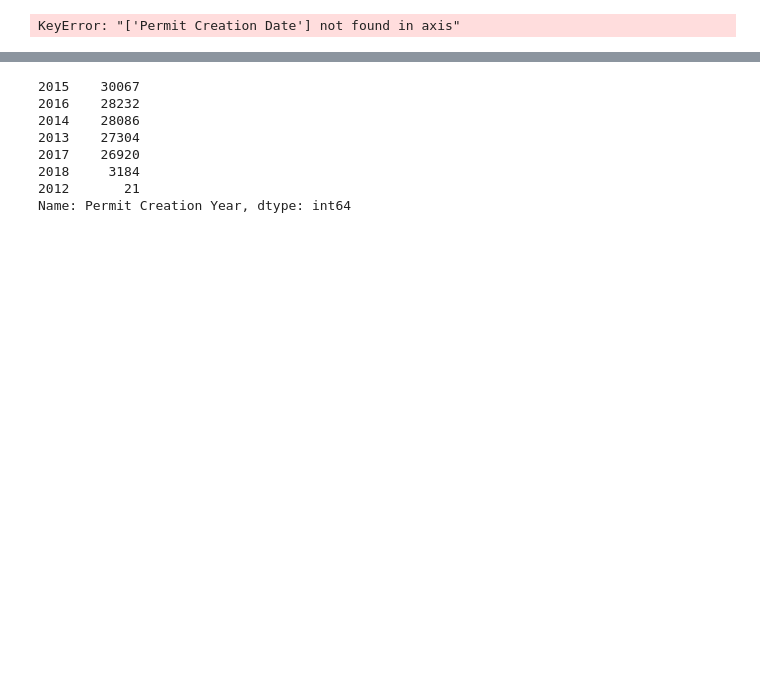
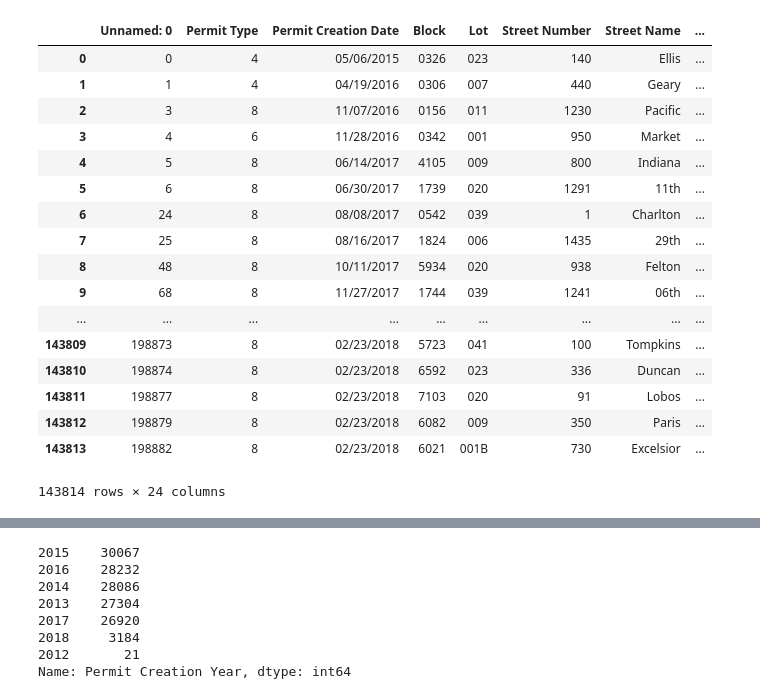
Before and after one commit to LuckyStrike357/atit2_assignment2, a Jupyter notebook: B Permits Exploration .ipynb, the cells around one changed output, grey strips where cells are left out. Saved outputs shown, nothing was run; the diff lists cells and outputs as text; code cells hidden in the pictures; blank space fills up the shorter version.

```diff
--- a/B Permits Exploration .ipynb
+++ b/B Permits Exploration .ipynb
@@ -10,6 +10,27 @@ pd.set_option('display.max_columns', 50)
 # %%
 # read in the cleaned csv dataset
 sf_df = pd.read_csv("./Building_Permits_Clean.csv")
+# %%
+sf_df
+# %% [output]
+|  | Unnamed: 0 | Permit Type | Permit Creation Date | Block | Lot | Street Number | Street Name | ... |
+| 0 | 0 | 4 | 05/06/2015 | 0326 | 023 | 140 | Ellis | ... |
+| 1 | 1 | 4 | 04/19/2016 | 0306 | 007 | 440 | Geary | ... |
+| 2 | 3 | 8 | 11/07/2016 | 0156 | 011 | 1230 | Pacific | ... |
+| 3 | 4 | 6 | 11/28/2016 | 0342 | 001 | 950 | Market | ... |
+| 4 | 5 | 8 | 06/14/2017 | 4105 | 009 | 800 | Indiana | ... |
+| 5 | 6 | 8 | 06/30/2017 | 1739 | 020 | 1291 | 11th | ... |
+| 6 | 24 | 8 | 08/08/2017 | 0542 | 039 | 1 | Charlton | ... |
+| 7 | 25 | 8 | 08/16/2017 | 1824 | 006 | 1435 | 29th | ... |
+| 8 | 48 | 8 | 10/11/2017 | 5934 | 020 | 938 | Felton | ... |
+| 9 | 68 | 8 | 11/27/2017 | 1744 | 039 | 1241 | 06th | ... |
+| ... | ... | ... | ... | ... | ... | ... | ... | ... |
+| 143809 | 198873 | 8 | 02/23/2018 | 5723 | 041 | 100 | Tompkins | ... |
+| 143810 | 198874 | 8 | 02/23/2018 | 6592 | 023 | 336 | Duncan | ... |
+| 143811 | 198877 | 8 | 02/23/2018 | 7103 | 020 | 91 | Lobos | ... |
+| 143812 | 198879 | 8 | 02/23/2018 | 6082 | 009 | 350 | Paris | ... |
+| 143813 | 198882 | 8 | 02/23/2018 | 6021 | 001B | 730 | Excelsior | ... |
+143814 rows × 24 columns
 # %%
 #Split the data fields
 
@@ -33,9 +54,7 @@ def splitDates(column):
 
 for column in date_columns:
     splitDates(column)
-    sf_df.drop(column)
+    #sf_df.drop(column)
-# %% [output]
-KeyError: "['Permit Creation Date'] not found in axis"
 # %%
 sf_df.sample(5)
 # %% [output]
```
Also changed, not shown: parts of 12 cells of this notebook, 1 other file.
